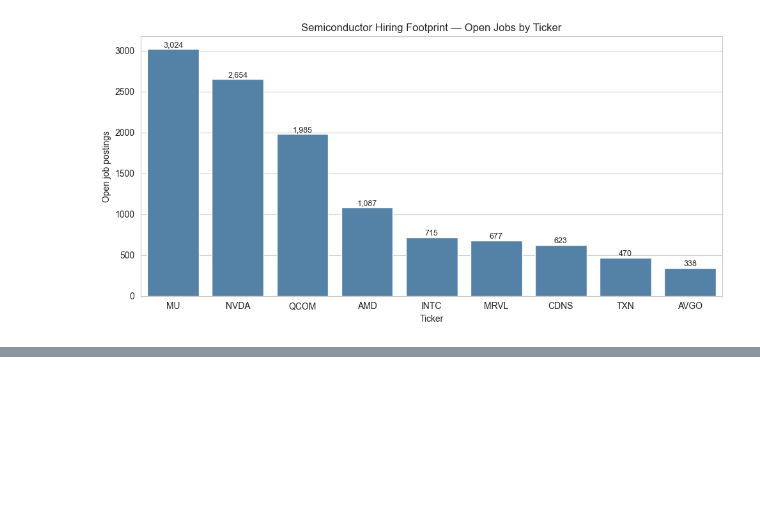
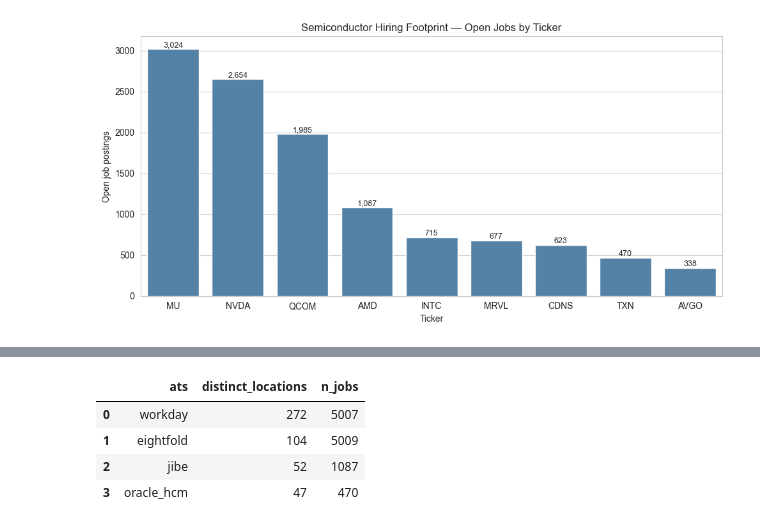
Before and after one commit to johanndeboda/sector-signals, a Jupyter notebook: analysis/01_hiring_snapshot.ipynb, the cells around one changed output, grey strips where cells are left out. Saved outputs shown, nothing was run; the diff lists cells and outputs as text; code cells hidden in the pictures; blank space fills up the shorter version.

```diff
--- a/analysis/01_hiring_snapshot.ipynb
+++ b/analysis/01_hiring_snapshot.ipynb
@@ -87,0 +146,17 @@ plt.show()
+# %%
+pd.read_sql("""
+    WITH latest AS (SELECT MAX(snapshot_date) AS d FROM hiring_signals)
+    SELECT ats,
+        COUNT(DISTINCT location) AS distinct_locations,
+        COUNT(*)                 AS n_jobs
+    FROM hiring_signals, latest
+    WHERE snapshot_date = latest.d
+    GROUP BY ats
+    ORDER BY distinct_locations DESC
+""", engine)
+# %% [output]
+|  | ats | distinct_locations | n_jobs |
+| 0 | workday | 272 | 5007 |
+| 1 | eightfold | 104 | 5009 |
+| 2 | jibe | 52 | 1087 |
+| 3 | oracle_hcm | 47 | 470 |
```
Also changed, not shown: parts of 2 cells of this notebook, 3 other files.
